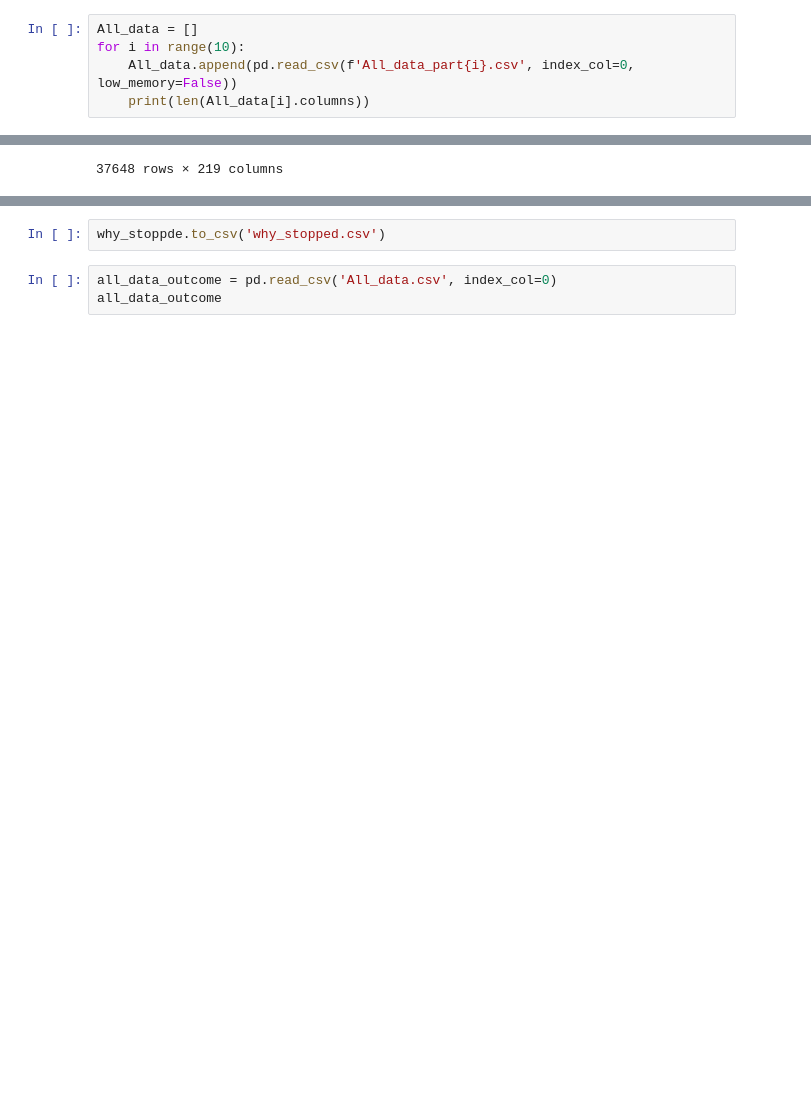
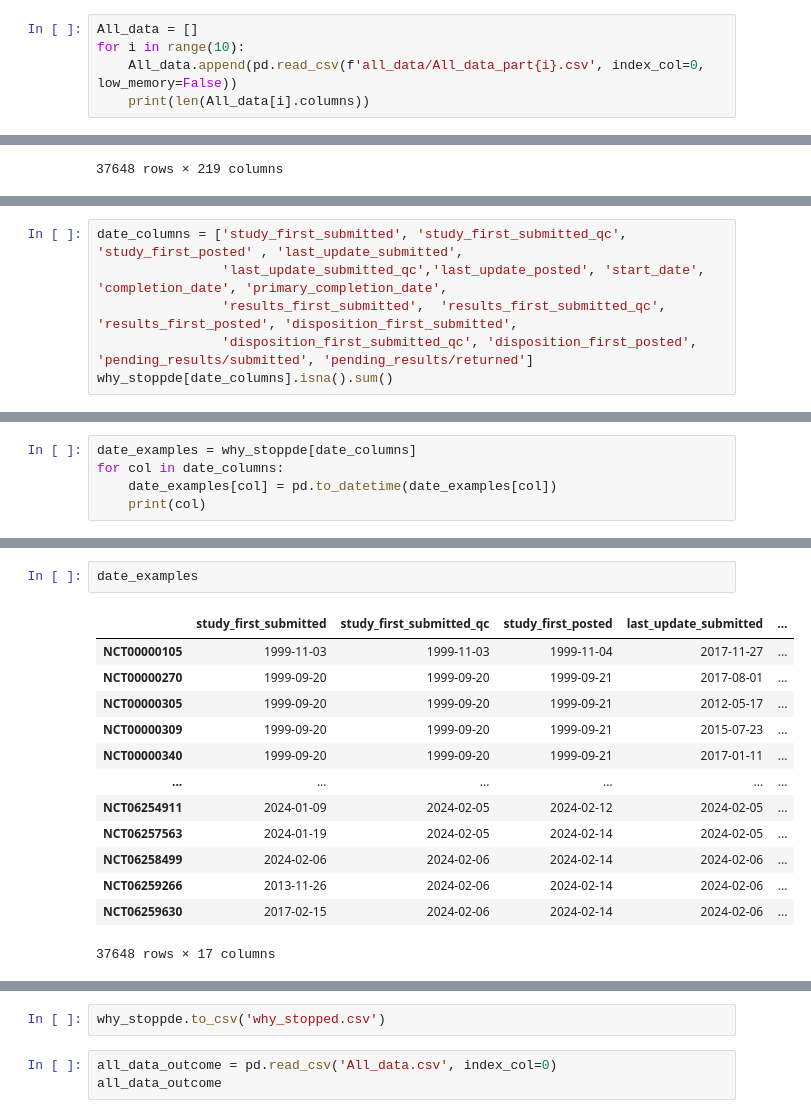
Before and after one commit to huyjj/Clinical, a Jupyter notebook: data_analyze.ipynb, the cells around one changed output, grey strips where cells are left out. Saved outputs shown, nothing was run; the diff lists cells and outputs as text; blank space fills up the shorter version.

```diff
--- a/main.ipynb
+++ b/data_analyze.ipynb
@@ -9,7 +9,7 @@ import matplotlib.pyplot as plt
 # %%
 All_data = []
 for i in range(10):
-    All_data.append(pd.read_csv(f'All_data_part{i}.csv', index_col=0, low_memory=False))
+    All_data.append(pd.read_csv(f'all_data/All_data_part{i}.csv', index_col=0, low_memory=False))
     print(len(All_data[i].columns))
 # %% [output]
 216
@@ -62,0 +65,6 @@ why_stoppde
+# %%
+date_columns = ['study_first_submitted', 'study_first_submitted_qc', 'study_first_posted' , 'last_update_submitted',
+                'last_update_submitted_qc','last_update_posted', 'start_date', 'completion_date', 'primary_completion_date',
+                'results_first_submitted',	'results_first_submitted_qc', 'results_first_posted', 'disposition_first_submitted',
+                'disposition_first_submitted_qc', 'disposition_first_posted', 'pending_results/submitted', 'pending_results/returned']
+why_stoppde[date_columns].isna().sum()
@@ -62,0 +90,5 @@ why_stoppde
+# %%
+date_examples = why_stoppde[date_columns]
+for col in date_columns:
+    date_examples[col] = pd.to_datetime(date_examples[col])
+    print(col)
@@ -62,0 +156,16 @@ why_stoppde
+# %%
+date_examples
+# %% [output]
+|  | study_first_submitted | study_first_submitted_qc | study_first_posted | last_update_submitted | ... |
+| NCT00000105 | 1999-11-03 | 1999-11-03 | 1999-11-04 | 2017-11-27 | ... |
+| NCT00000270 | 1999-09-20 | 1999-09-20 | 1999-09-21 | 2017-08-01 | ... |
+| NCT00000305 | 1999-09-20 | 1999-09-20 | 1999-09-21 | 2012-05-17 | ... |
+| NCT00000309 | 1999-09-20 | 1999-09-20 | 1999-09-21 | 2015-07-23 | ... |
+| NCT00000340 | 1999-09-20 | 1999-09-20 | 1999-09-21 | 2017-01-11 | ... |
+| ... | ... | ... | ... | ... | ... |
+| NCT06254911 | 2024-01-09 | 2024-02-05 | 2024-02-12 | 2024-02-05 | ... |
+| NCT06257563 | 2024-01-19 | 2024-02-05 | 2024-02-14 | 2024-02-05 | ... |
+| NCT06258499 | 2024-02-06 | 2024-02-06 | 2024-02-14 | 2024-02-06 | ... |
+| NCT06259266 | 2013-11-26 | 2024-02-06 | 2024-02-14 | 2024-02-06 | ... |
+| NCT06259630 | 2017-02-15 | 2024-02-06 | 2024-02-14 | 2024-02-06 | ... |
+37648 rows × 17 columns
```
Also changed, not shown: parts of 6 cells of this notebook, 2 other files.
